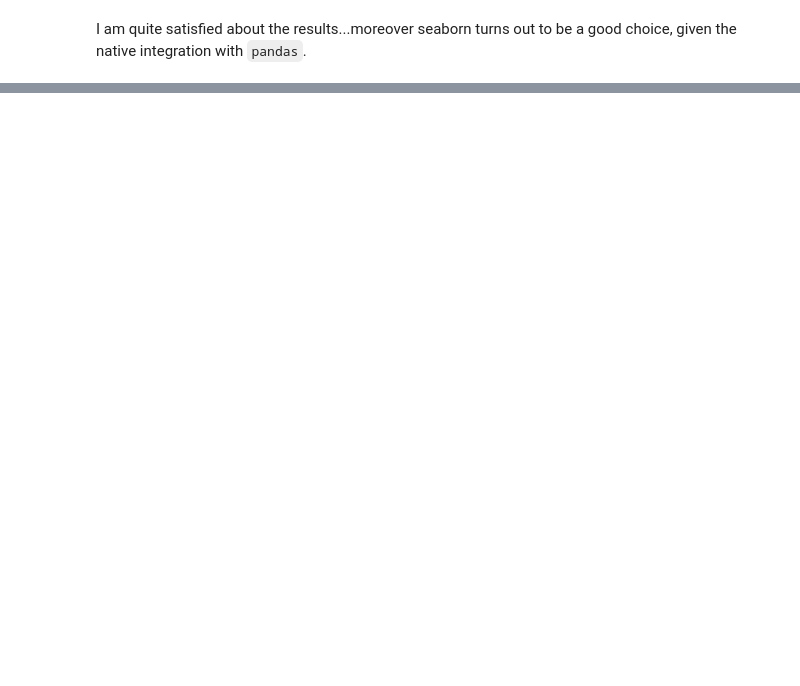
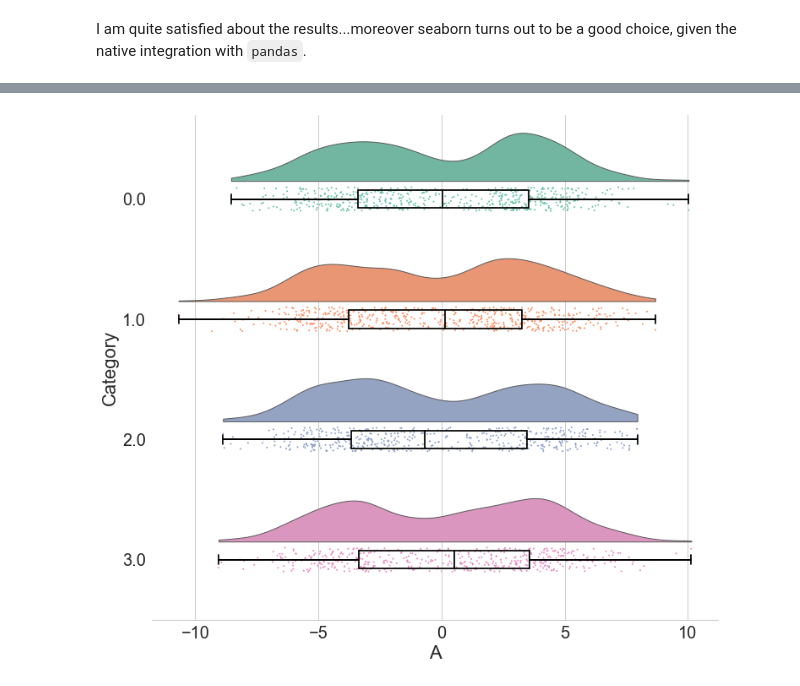
Before and after one commit to pog87/PtitPrince, a Jupyter notebook: RainCloud_Plot.ipynb, the cells around one changed output, grey strips where cells are left out. Cells and saved outputs as stored; diff of their text form; code cells hidden in the pictures; blank space fills up the shorter version.

```diff
--- a/RainCloud_Plot.ipynb
+++ b/RainCloud_Plot.ipynb
@@ -73,0 +79,24 @@ I am quite satisfied about the results...moreover seaborn turns out to be a good
+# %%
+import numpy as np
+x = (3.5+2*np.random.randn(1000, 2)); x1 = (-3.5+2*np.random.randn(1000, 2))
+x=np.concatenate((x,x1),axis=0)
+x_cat = np.random.randint(0,4,size=(2000, 1))
+x=np.concatenate((x_cat,x),axis=1)
+df_rand = pd.DataFrame(x, columns=['Category','A','B'])
+# %%
+f, ax = plt.subplots(figsize=(12, 11))
+
+dx="A"; dy='Category'; ort="h"
+ax=half_viol.half_violinplot(data=df_rand, palette="Set2", bw=.2,  linewidth=1,cut=0.,\
+                   scale="area", width=.8, inner=None,orient=ort,x=dx,y=dy)
+ax=sns.stripplot(data=df_rand, palette="Set2", edgecolor="white",size=2,orient=ort,\
+                 x=dx,y=dy,jitter=1,zorder=0)
+ax=sns.boxplot(data=df_rand, color="black",orient=ort,width=.15,x=dx,y=dy,zorder=10,\
+              showcaps=True,boxprops={'facecolor':'none', "zorder":10},\
+               showfliers=True,whiskerprops={'linewidth':2, "zorder":10},saturation=1)
+
+# Finalize the figure
+ax.set(ylim=(3.5, -.7))
+sns.despine(left=True)
+# %% [output]
+[figure, added]
```
Also changed, not shown: parts of 4 cells of this notebook, 1 other file.
